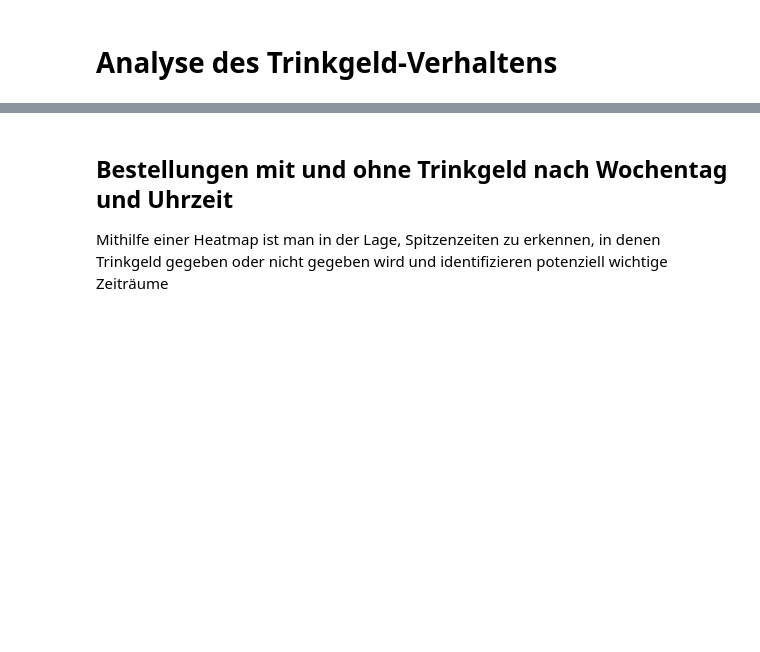
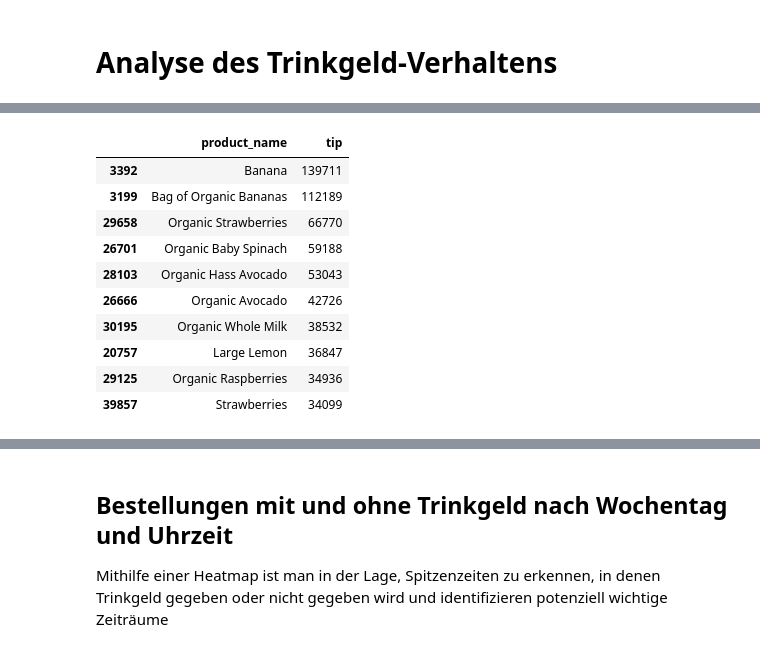
Before and after one commit to Fxvdi/dabi1-project, a Jupyter notebook: EDA_Marketing_Disposition-Achim/EDA für Disposition.ipynb, the cells around one changed output, grey strips where cells are left out. Cells and saved outputs as stored; diff of their text form; code cells hidden in the pictures; blank space fills up the shorter version.

```diff
--- a/EDA_Marketing_Disposition-Achim/EDA für Disposition.ipynb
+++ b/EDA_Marketing_Disposition-Achim/EDA für Disposition.ipynb
@@ -33,2 +35,20 @@ full_df = pd.read_csv("full_data.csv")
+# %%
+# Merge von Aisles und Departments
+df = pd.merge(df_aisles, df_products, on="aisle_id")
+df = pd.merge(df_departments, df, on="department_id")
+
+# Wir entfernen die IDs die wir nicht weiter benötigen
+df.drop(["department_id","aisle_id"], axis=1, inplace=True)
+
+# Merge auf die OrderProducts
+# Damit können wir die folgenden Fragen beantworten:
+
+# -	Welches Department verkauft die meisten Produkte?
+# -	Produkte die nicht verkauft werden
+# - Anzahl an verkauften Produkten gesamt, Top10 / Top50 / Top100
+# - Anzahl an verschieden Produktenarten pro Department, Top10 / Top50 / Top100
+# -	Welche Produkte werden gemeinsam gekauft
+
+df_master = pd.merge(df_order_products, df, on="product_id")
 # %% [markdown]
 # Analyse des Trinkgeld-Verhaltens
@@ -34,0 +86,26 @@ full_df = pd.read_csv("full_data.csv")
+# %%
+# - Anzahl der Tips gesamt pro n Produkt
+n = 10
+# Filtere Bestellungen mit Trinkgeld (tip == True)
+orders_with_tips = merged_data[merged_data["tip"] == True]
+
+# Gruppiere nach Produkt und summiere das Trinkgeld
+product_tips = orders_with_tips.groupby("product_name")["tip"].sum().reset_index()
+
+# Sortiere die Produkte nach dem Trinkgeldbetrag, um zu sehen, welche am meisten Trinkgeld erhalten haben
+product_tips_sorted = product_tips.sort_values("tip", ascending=False)
+
+# Zeige die Ergebnisse
+product_tips_sorted.head(n)
+# %% [output]
+|  | product_name | tip |
+| 3392 | Banana | 139711 |
+| 3199 | Bag of Organic Bananas | 112189 |
+| 29658 | Organic Strawberries | 66770 |
+| 26701 | Organic Baby Spinach | 59188 |
+| 28103 | Organic Hass Avocado | 53043 |
+| 26666 | Organic Avocado | 42726 |
+| 30195 | Organic Whole Milk | 38532 |
+| 20757 | Large Lemon | 36847 |
+| 29125 | Organic Raspberries | 34936 |
+| 39857 | Strawberries | 34099 |
```
Also changed, not shown: parts of 11 cells of this notebook, 1 other file.
